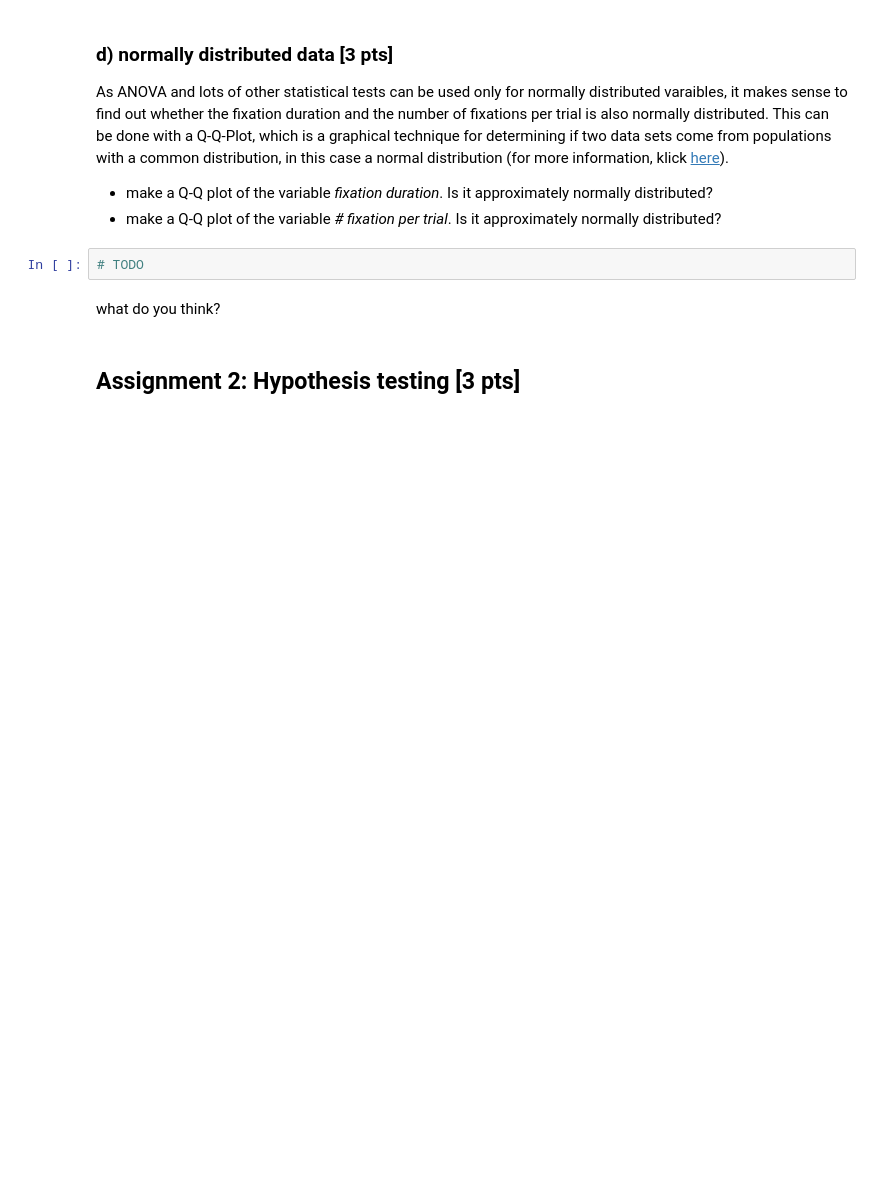
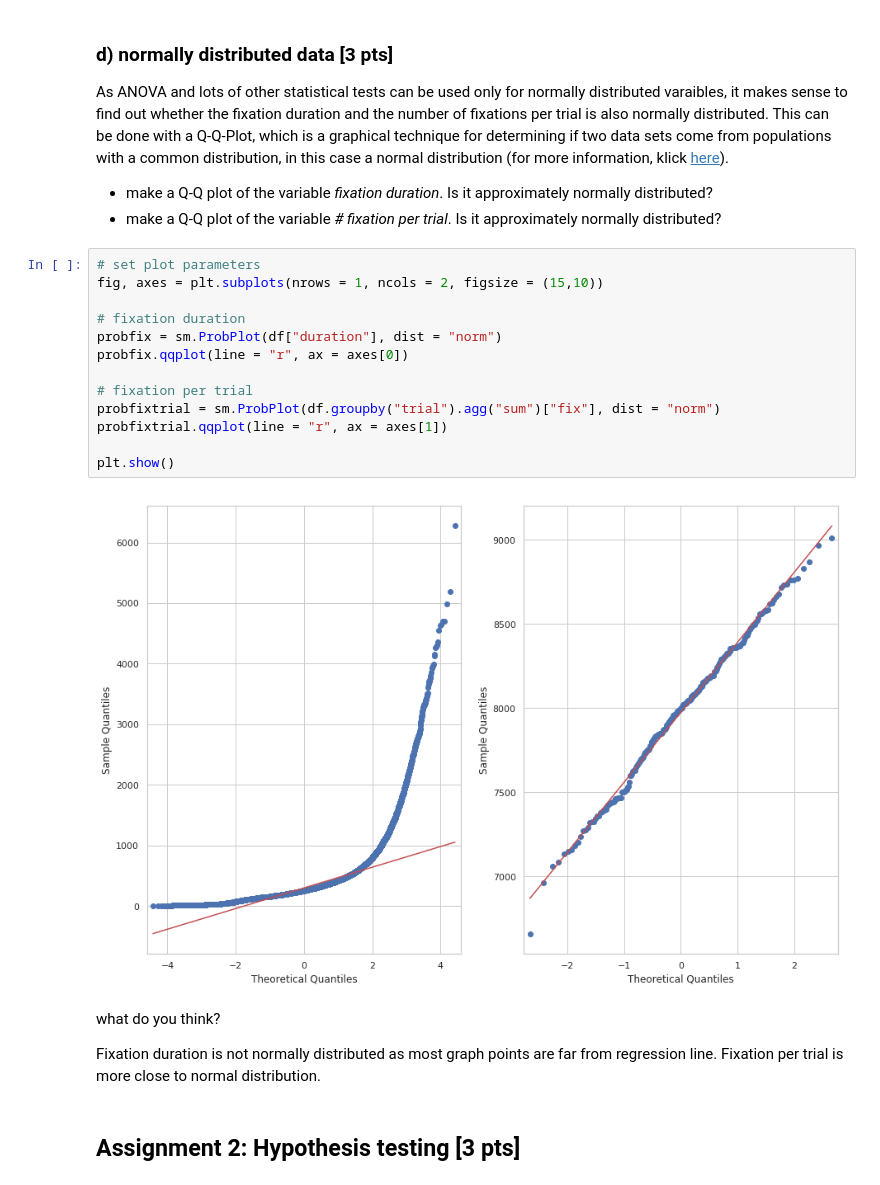
Before and after one commit to NBP-ACC/week-7-acc_8, a Jupyter notebook: Sheet05.ipynb, the cells around one changed output. Saved outputs shown, nothing was run; the diff lists cells and outputs as text; blank space fills up the shorter version.

```diff
--- a/Sheet05.ipynb
+++ b/Sheet05.ipynb
@@ -234,10 +234,25 @@ sns.catplot(x = "SUBJECTINDEX", y = "fix",data= meansubject, kind="swarm", palet
 As ANOVA and lots of other statistical tests can be used only for normally distributed varaibles, it makes sense to find out whether the fixation duration and the number of fixations per trial is also normally distributed. This can be done with a Q-Q-Plot, which  is a graphical technique for determining if two data sets come from populations with a common distribution, in this case a normal distribution (for more information, klick [here](https://www.itl.nist.gov/div898/handbook/eda/section3/eda33o.htm)).
 - make a Q-Q plot of the variable *fixation duration*. Is it approximately normally distributed?
 - make a Q-Q plot of the variable *# fixation per trial*. Is it approximately normally distributed?
-# %%
-# TODO
-# %% [markdown]
-what do you think?
+# %%
+# set plot parameters
+fig, axes = plt.subplots(nrows = 1, ncols = 2, figsize = (15,10))
+
+# fixation duration
+probfix = sm.ProbPlot(df["duration"], dist = "norm")
+probfix.qqplot(line = "r", ax = axes[0])
+
+# fixation per trial
+probfixtrial = sm.ProbPlot(df.groupby("trial").agg("sum")["fix"], dist = "norm")
+probfixtrial.qqplot(line = "r", ax = axes[1])
+
+plt.show()
+# %% [output]
+[figure, added]
+# %% [markdown]
+what do you think?
+
+Fixation duration is not normally distributed as most graph points are far from regression line. Fixation per trial is more close to normal distribution.
 # %% [markdown]
 ## Assignment 2: Hypothesis testing [3 pts]
 # %% [markdown]
```
Also changed, not shown: parts of 3 cells of this notebook.
